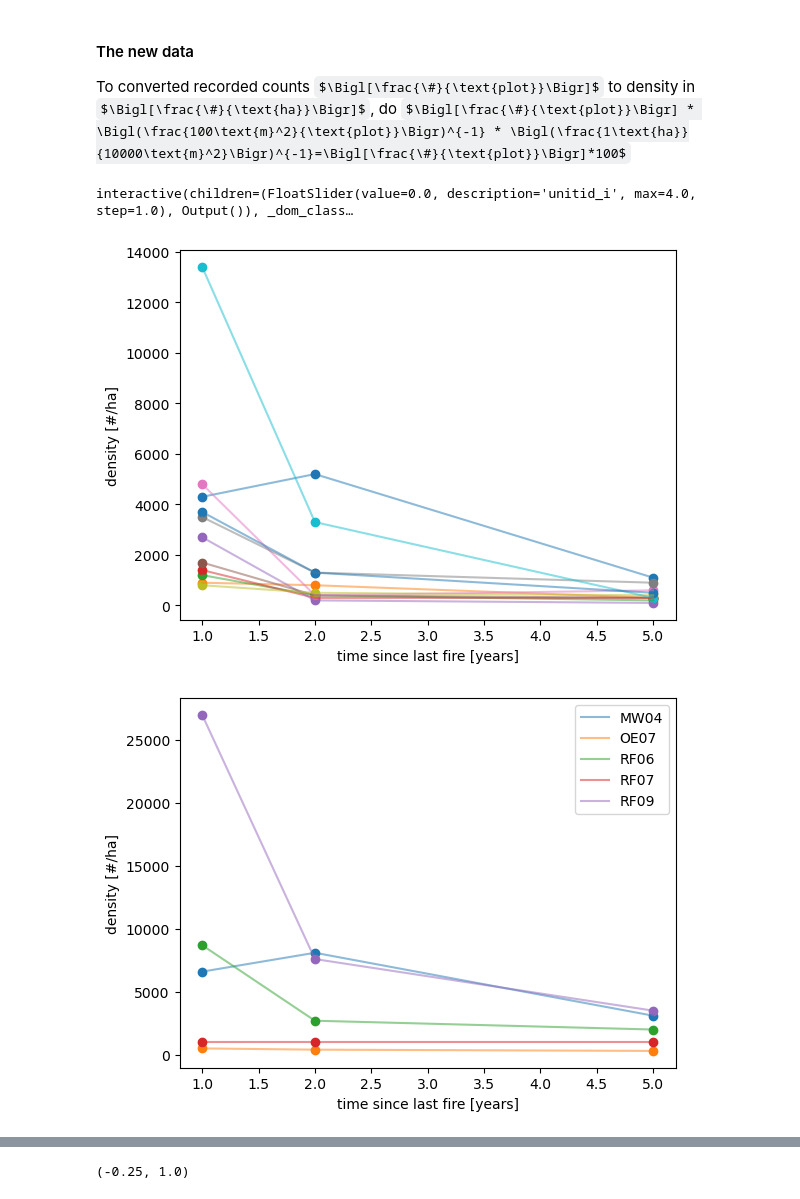
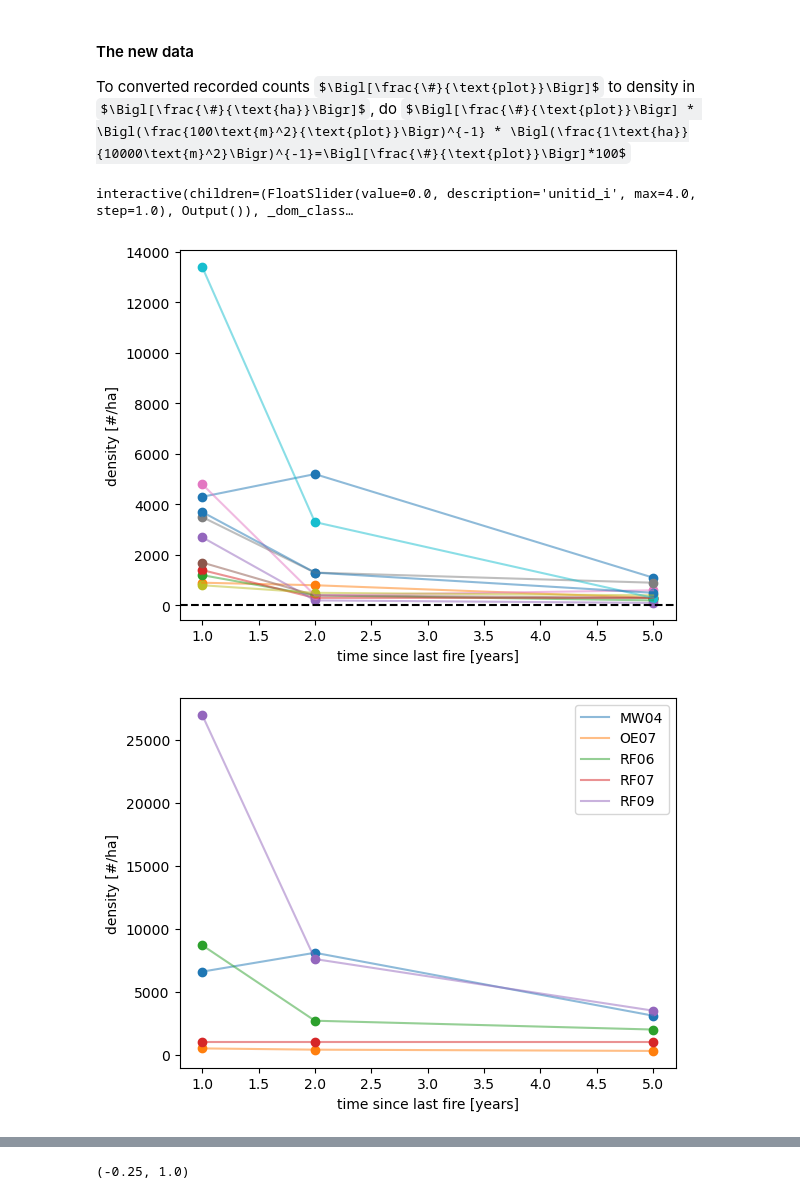
Before and after one commit to patricklawton/TecateCypress, a Jupyter notebook: journal.ipynb, the cells around one changed output, grey strips where cells are left out. Drawn from its saved outputs; the diff is of its cells as text; code cells hidden in the pictures; some formulas as TeX source.

```diff
--- a/journal.ipynb
+++ b/journal.ipynb
@@ -178,6 +170,7 @@ def densities_int(unitid_i):
     plt.legend()
     plt.ylabel('density [#/ha]')
     plt.xlabel('time since last fire [years]')
+    plt.axhline(0, ls='--', color='k')
 interact(densities_int, unitid_i = widgets.FloatSlider(value=0, min=0, max=4, step=1))
 plt.show()
 
@@ -189,34 +182,35 @@ for unitid_i in range(len(unitid_vec)):
             continue
         plt.scatter(x,y)
         plt.plot(x,y,alpha=0.5,label=plot)
         # y = seedlings[unitid_i][plot-1]
         # plt.scatter(x,y, color='blue')
         # plt.plot(x,y,alpha=0.5,label=plot, color='blue')
         # y = saplings[unitid_i][plot-1]
         # plt.scatter(x,y, color='pink')
         # plt.plot(x,y,alpha=0.5,label=plot, color='pink')
     # plt.legend()
     plt.ylabel('density [#/ha]')
     plt.xlabel('time since last fire [years]')
+plt.axhline(0, ls='--', color='k')
 plt.show()
 
 
 density_vec = np.array(np.broadcast_to(dummy, (len(unitid_vec), len(tstar_vec))))
 for i in range(len(unitid_vec)):
     for t_i in range(len(tstar_vec)):
         density_vec[i][t_i] = total_density[i,:,t_i].sum()
 x = tstar_vec
 for unitid_i, unitid in enumerate(unitid_vec):
     y = density_vec[unitid_i]
     plt.scatter(x,y)
     plt.plot(x,y,alpha=0.5,label=unitid)
 plt.legend()
 plt.ylabel('density [#/ha]')
 plt.xlabel('time since last fire [years]')
 plt.show()
 # %% [output]
 interactive(children=(FloatSlider(value=0.0, description='unitid_i', max=4.0, step=1.0), Output()), _dom_class…
-[figure, old version]
+[figure, new version]
 [figure]
 # %%
 total_density = total_density.reshape((50,3))
```
Also changed, not shown: parts of 6 cells of this notebook, 12 other files.
